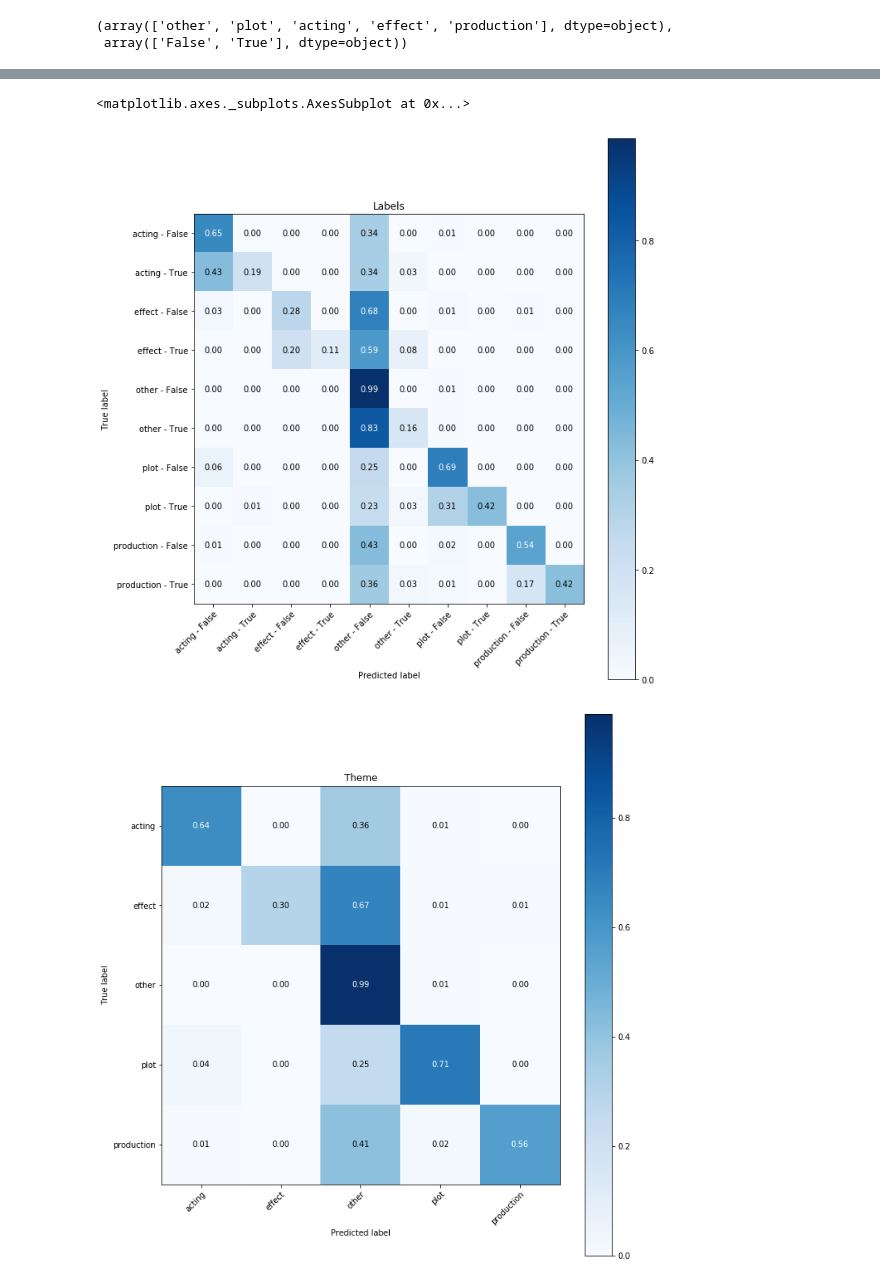
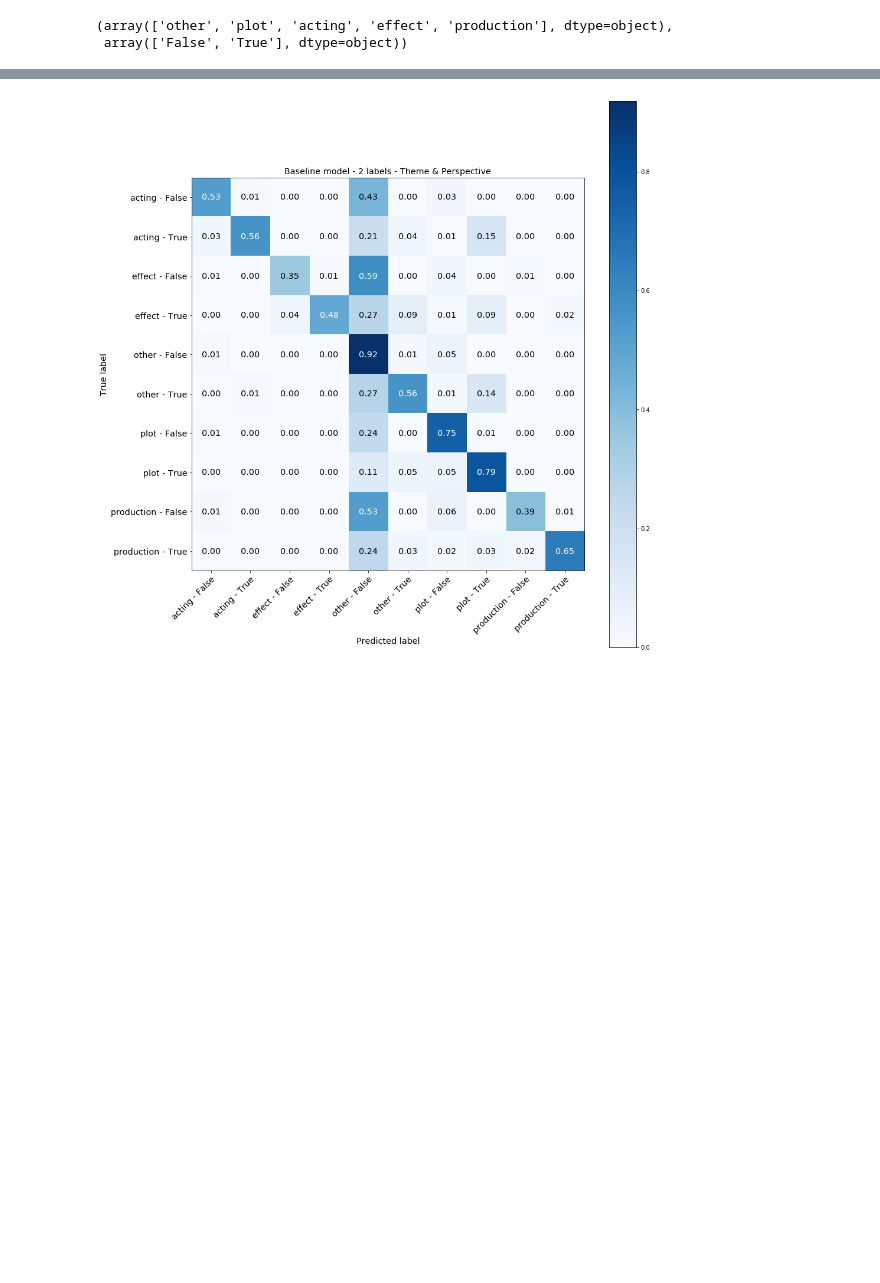
Before and after one commit to bcsaldias/conditional-seqlevel-lm, a Jupyter notebook: 03-baseline-beamsearch-accuracy.ipynb, the cells around one changed output, grey strips where cells are left out. Saved outputs shown, nothing was run; the diff lists cells and outputs as text; code cells hidden in the pictures; blank space fills up the shorter version.

```diff
--- a/03-baseline-beamsearch-accuracy.ipynb
+++ b/03-baseline-beamsearch-accuracy.ipynb
@@ -234,7 +233,7 @@ other False (0, 0)
 4400/4476
 4450/4476
 # %%
-DF = pd.DataFrame(results, columns=['true_theme', 'true_perspective', 'generation',
+DF = pd.DataFrame(results, columns=['i', 'true_theme', 'true_perspective', 'generation',
                                     'predicted_theme', 'predicted_perspective'])
 # %%
 DF[:3]
@@ -263,3 +262,6 @@ DF.true_theme.unique(), DF.true_perspective.unique()
 # %% [output]
 (array(['other', 'plot', 'acting', 'effect', 'production'], dtype=object),
  array(['False', 'True'], dtype=object))
+# %%
+DF = DF[DF.i ==0]
+DF.shape
@@ -355,7 +359,7 @@ from sklearn.metrics import confusion_matrix
 from sklearn.utils.multiclass import unique_labels
 
 from pylab import rcParams
-rcParams['figure.figsize'] = 10, 10
+rcParams['figure.figsize'] = 14, 14
 
 
 def plot_confusion_matrix(y_true, y_pred, classes,
@@ -384,13 +388,17 @@ def plot_confusion_matrix(y_true, y_pred, classes,
     ax.figure.colorbar(im, ax=ax)
     ax.set(xticks=np.arange(cm.shape[1]),
            yticks=np.arange(cm.shape[0]),
-           xticklabels=classes, yticklabels=classes,
-           title=title,
-           ylabel='True label',
-           xlabel='Predicted label')
+           xticklabels=classes, yticklabels=classes)
 
     plt.setp(ax.get_xticklabels(), rotation=45, ha="right",
              rotation_mode="anchor")
+
+
+    ax.set_xticklabels(ax.get_xticklabels(), fontsize='x-large')
+    ax.set_yticklabels(ax.get_yticklabels(), fontsize='x-large')
+    ax.set_xlabel(xlabel='Predicted label', fontsize='x-large')
+    ax.set_ylabel(ylabel='True label', fontsize='x-large')
+    ax.set_title(title, fontsize='x-large')
 
     fmt = '.2f' if normalize else 'd'
     thresh = cm.max() / 2.
@@ -398,7 +406,7 @@ def plot_confusion_matrix(y_true, y_pred, classes,
         for j in range(cm.shape[1]):
             ax.text(j, i, format(cm[i, j], fmt),
                     ha="center", va="center",
-                    color="white" if cm[i, j] > thresh else "black")
+                    color="white" if cm[i, j] > thresh else "black", size='x-large')
     fig.tight_layout()
     return ax
 
@@ -406,13 +414,14 @@ def plot_confusion_matrix(y_true, y_pred, classes,
 np.set_printoptions(precision=2)
 
 plot_confusion_matrix(DF.true_labels, DF.predicted_labels, classes=DF.true_labels.unique(), normalize=True,
-                      title='Labels')
+                      title='Baseline model - 2 labels - Theme & Perspective')
 
+#plot_confusion_matrix(DF.true_theme, DF.predicted_theme, classes=DF.true_theme.unique(), normalize=True,
+#                      title='Baseline model - 1 label - Theme')
 
-plot_confusion_matrix(DF.true_theme, DF.predicted_theme, classes=DF.true_theme.unique(), normalize=True,
-                      title='Theme')
+#plot_confusion_matrix(DF.true_perspective, DF.predicted_perspective, classes=DF.true_perspective.unique(), normalize=True,
+#                      title='Perspective')
 
-plot_confusion_matrix(DF.true_perspective, DF.predicted_perspective, classes=DF.true_perspective.unique(), normalize=True,
-                      title='Perspective')
+plt.show()
 # %% [output]
 Normalized confusion matrix
@@ -421,3 +428 @@ Normalized confusion matrix
-<matplotlib.axes._subplots.AxesSubplot at 0x...>
-[figure, old version]
+[figure, new version]
-[figure, removed]
```
Also changed, not shown: parts of 17 cells of this notebook, 1 other file.
